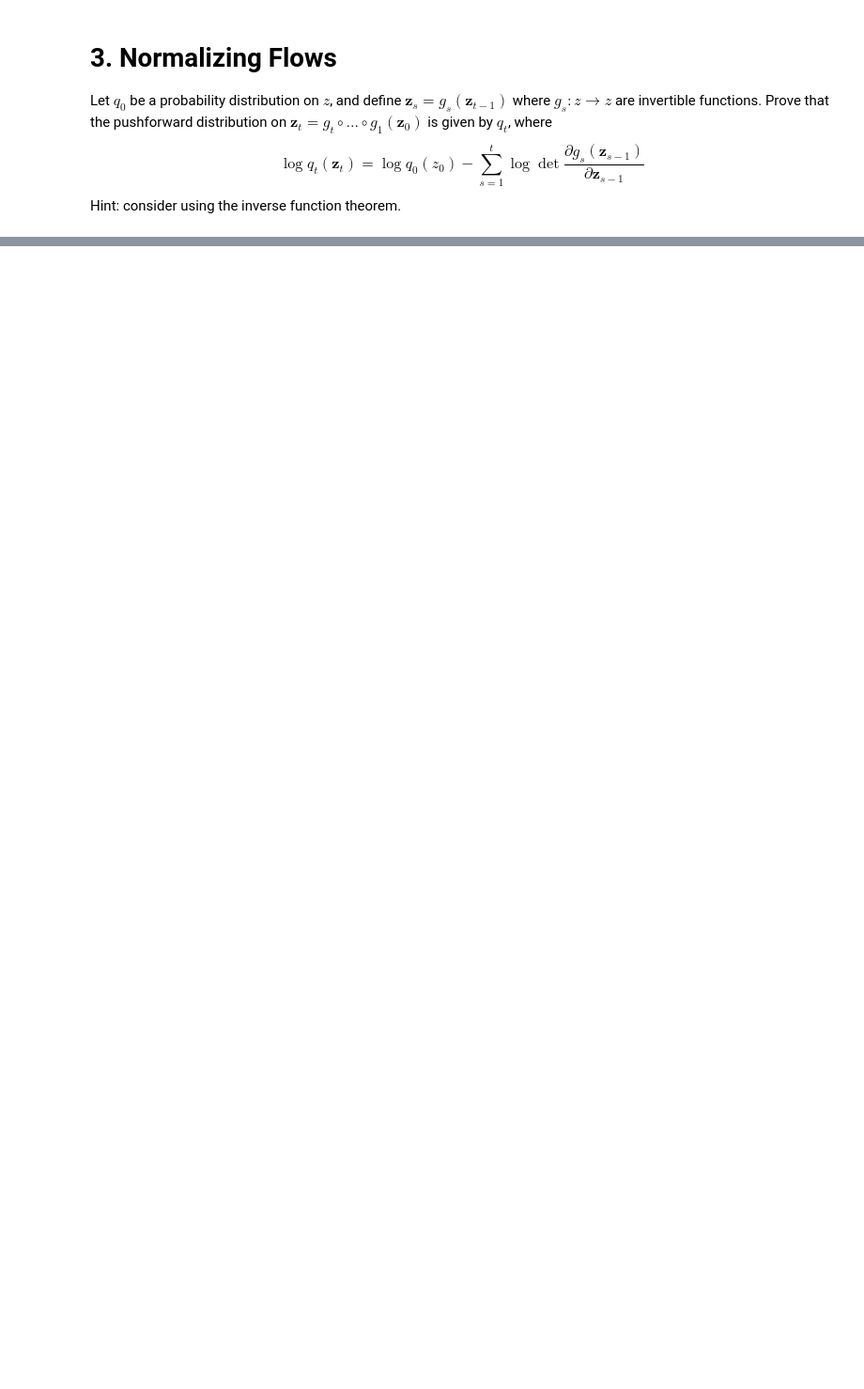
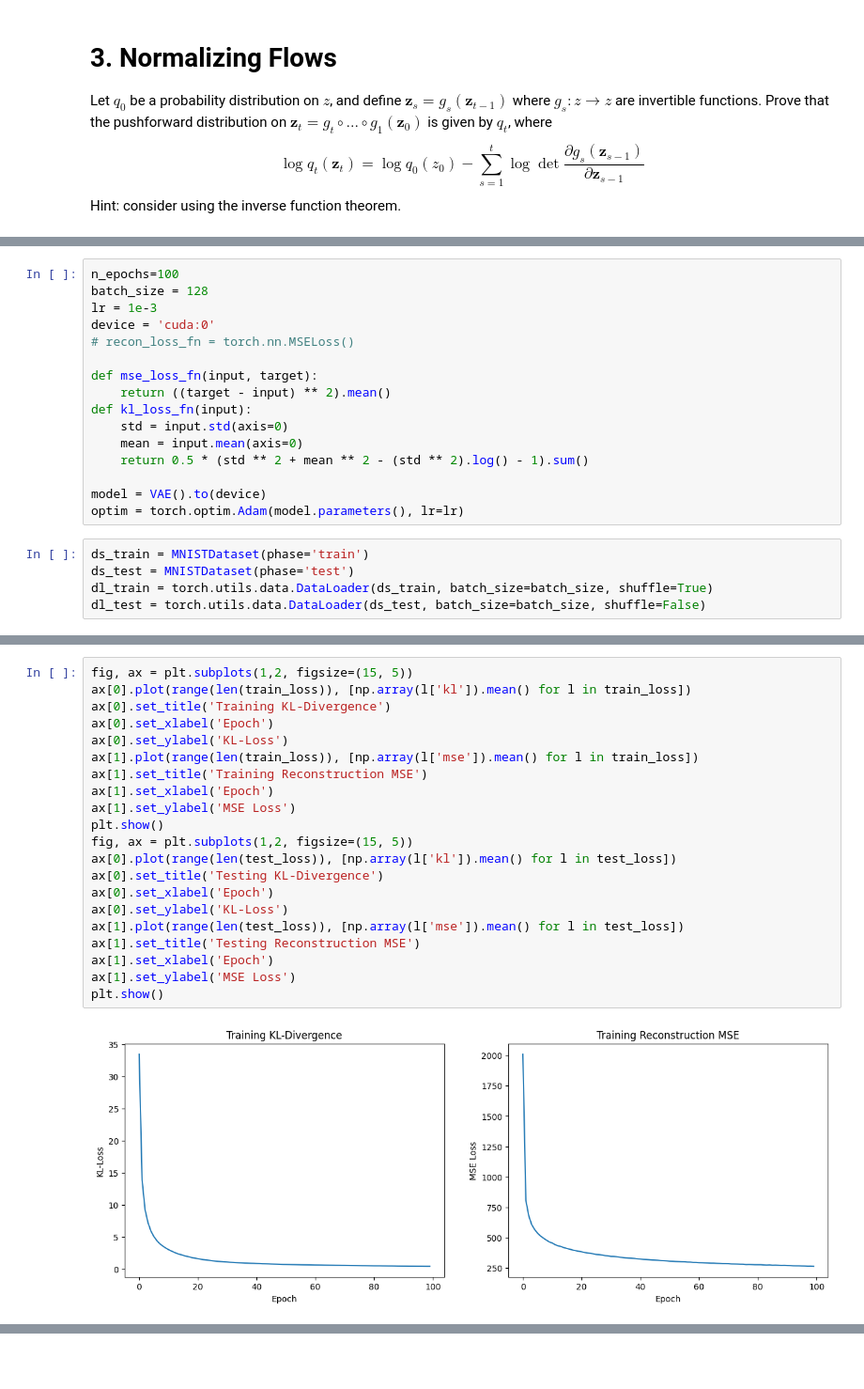
Before and after one commit to asy51/deepgenmodels, a Jupyter notebook: hw1.ipynb, the cells around one changed output, grey strips where cells are left out. Shown at 94% size. Saved outputs shown, nothing was run; the diff lists cells and outputs as text; blank space fills up the shorter version.

```diff
--- a/hw1.ipynb
+++ b/hw1.ipynb
@@ -98,0 +141,21 @@ architecture below suffices.
+# %%
+n_epochs=100
+batch_size = 128
+lr = 1e-3
+device = 'cuda:0'
+# recon_loss_fn = torch.nn.MSELoss()
+
+def mse_loss_fn(input, target):
+    return ((target - input) ** 2).mean()
+def kl_loss_fn(input):
+    std = input.std(axis=0)
+    mean = input.mean(axis=0)
+    return 0.5 * (std ** 2 + mean ** 2 - (std ** 2).log() - 1).sum()
+
+model = VAE().to(device)
+optim = torch.optim.Adam(model.parameters(), lr=lr)
+# %%
+ds_train = MNISTDataset(phase='train')
+ds_test = MNISTDataset(phase='test')
+dl_train = torch.utils.data.DataLoader(ds_train, batch_size=batch_size, shuffle=True)
+dl_test = torch.utils.data.DataLoader(ds_test, batch_size=batch_size, shuffle=False)
@@ -98,0 +263,23 @@ architecture below suffices.
+# %%
+fig, ax = plt.subplots(1,2, figsize=(15, 5))
+ax[0].plot(range(len(train_loss)), [np.array(l['kl']).mean() for l in train_loss])
+ax[0].set_title('Training KL-Divergence')
+ax[0].set_xlabel('Epoch')
+ax[0].set_ylabel('KL-Loss')
+ax[1].plot(range(len(train_loss)), [np.array(l['mse']).mean() for l in train_loss])
+ax[1].set_title('Training Reconstruction MSE')
+ax[1].set_xlabel('Epoch')
+ax[1].set_ylabel('MSE Loss')
+plt.show()
+fig, ax = plt.subplots(1,2, figsize=(15, 5))
+ax[0].plot(range(len(test_loss)), [np.array(l['kl']).mean() for l in test_loss])
+ax[0].set_title('Testing KL-Divergence')
+ax[0].set_xlabel('Epoch')
+ax[0].set_ylabel('KL-Loss')
+ax[1].plot(range(len(test_loss)), [np.array(l['mse']).mean() for l in test_loss])
+ax[1].set_title('Testing Reconstruction MSE')
+ax[1].set_xlabel('Epoch')
+ax[1].set_ylabel('MSE Loss')
+plt.show()
+# %% [output]
+[figure, added]
```
Also changed, not shown: parts of 25 cells of this notebook, 9 other files.
